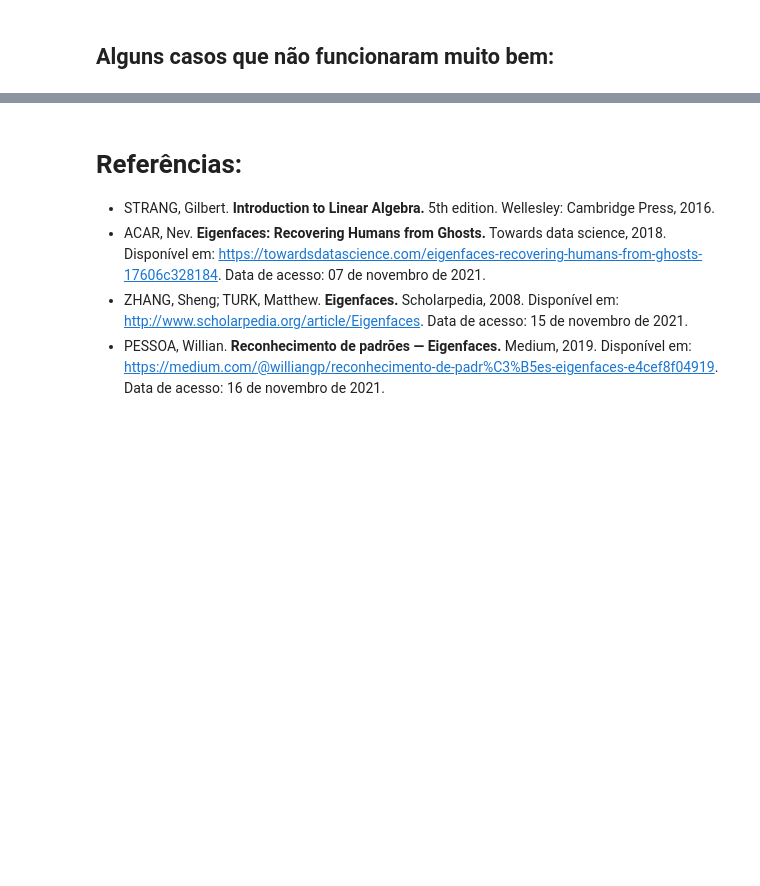
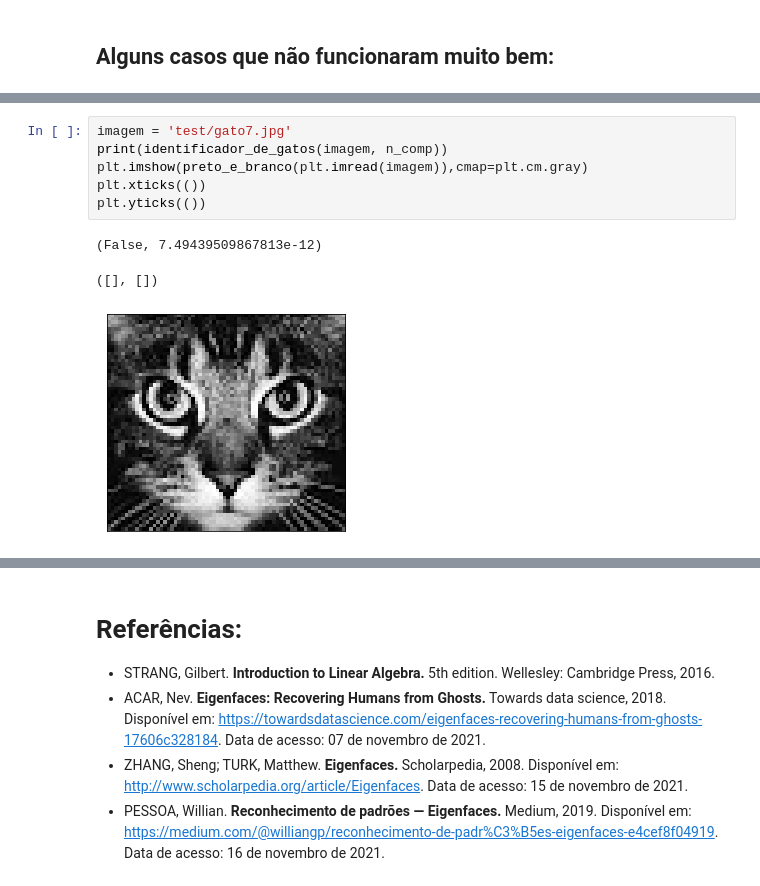
Before and after one commit to Perez-Amanda/Eigenfaces_Algebra_Linear, a Jupyter notebook: cats_eigenfaces.ipynb, the cells around one changed output, grey strips where cells are left out. Cells and saved outputs as stored; diff of their text form; blank space fills up the shorter version.

```diff
--- a/cats_eigenfaces.ipynb
+++ b/cats_eigenfaces.ipynb
@@ -219,0 +229,10 @@ False
+# %%
+imagem = 'test/gato7.jpg'
+print(identificador_de_gatos(imagem, n_comp))
+plt.imshow(preto_e_branco(plt.imread(imagem)),cmap=plt.cm.gray)
+plt.xticks(())
+plt.yticks(())
+# %% [output]
+(False, 7.49439509867813e-12)
+([], [])
+[figure, added]
```
Also changed, not shown: parts of 14 cells of this notebook, 4 other files.
